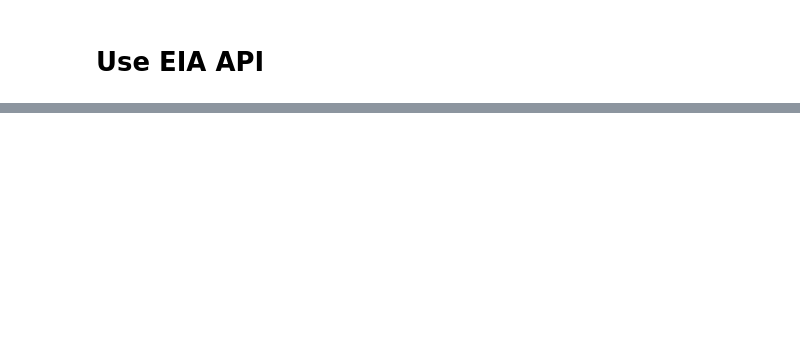
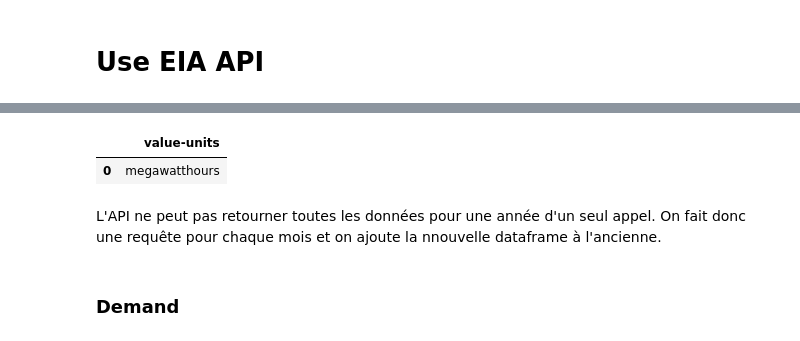
Before and after one commit to jus6du/wavelet_decomposition, a Jupyter notebook: EIA/test.ipynb, the cells around one changed output, grey strips where cells are left out. Drawn from its saved outputs; the diff is of its cells as text; code cells hidden in the pictures; blank space fills up the shorter version.

```diff
--- a/EIA/test.ipynb
+++ b/EIA/test.ipynb
@@ -33,0 +53,24 @@ keyword_search
+# %%
+search_url='https://api.eia.gov/v2/electricity/rto/region-sub-ba-data/data/?api_key=0FioW0gKcaQXUW9PZ76xRO6mcg2OhK4Cw6kocehk&frequency=hourly&data[0]=value&facets[parent][]=CISO&start=2021-01-01T00&end=2021-01-31T23&sort[0][column]=period&sort[0][direction]=asc'
+
+response = requests.get(search_url)
+if response.status_code == 200:
+    # Print the response content
+    print("API Response:")
+    print(response.text)
+    json_data=response.json()
+    series_data = json_data['response']['data']
+    display(series_data)
+    # Convert to DataFrame
+    data = pd.DataFrame(series_data, columns=['period', 'value'])
+    data['value'] = pd.to_numeric(data['value'])#une ligne par heure et par répondant
+    data_aggregated=data.groupby('period').sum().reset_index() #on aggrège tout ça par heure en sommant, ce qui donne la demande totale de la Californie
+    # Convert 'date' column to datetime type
+    data_aggregated['period'] = pd.to_datetime(data_aggregated['period'])
+    data_aggregated = data_aggregated.set_index('period')
+
+    print("DataFrame:")
+    print(data_aggregated)
+else:
+    # If the request was not successful, print an error message
+    print("Error:", response.status_code)
@@ -33,0 +135,10 @@ keyword_search
+# %%
+json_data['response']['data']
+pd.DataFrame(json_data['response']['data'], columns=['value-units']).drop_duplicates()
+# %% [output]
+|  | value-units |
+| 0 | megawatthours |
+# %% [markdown]
+L'API ne peut pas retourner toutes les données pour une année d'un seul appel. On fait donc une requête pour chaque mois et on ajoute la nnouvelle dataframe à l'ancienne.
+# %% [markdown]
+### Demand
```
Also changed, not shown: parts of 27 cells of this notebook, 2 other files.
